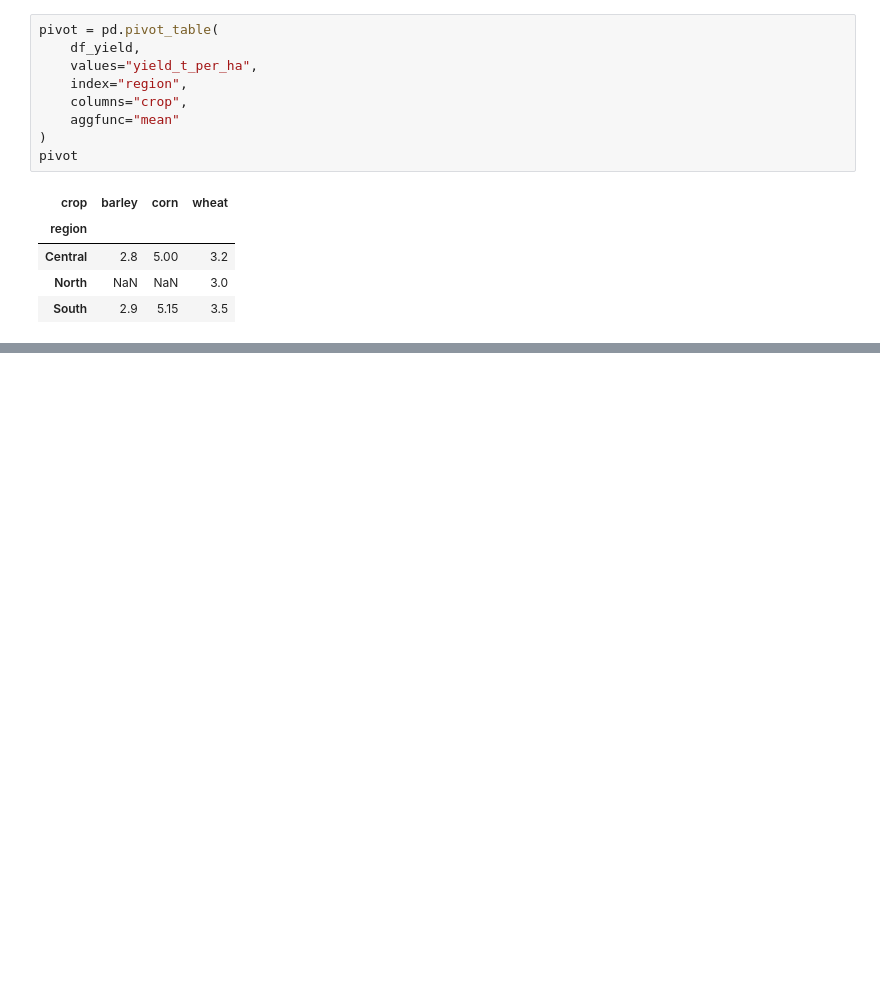
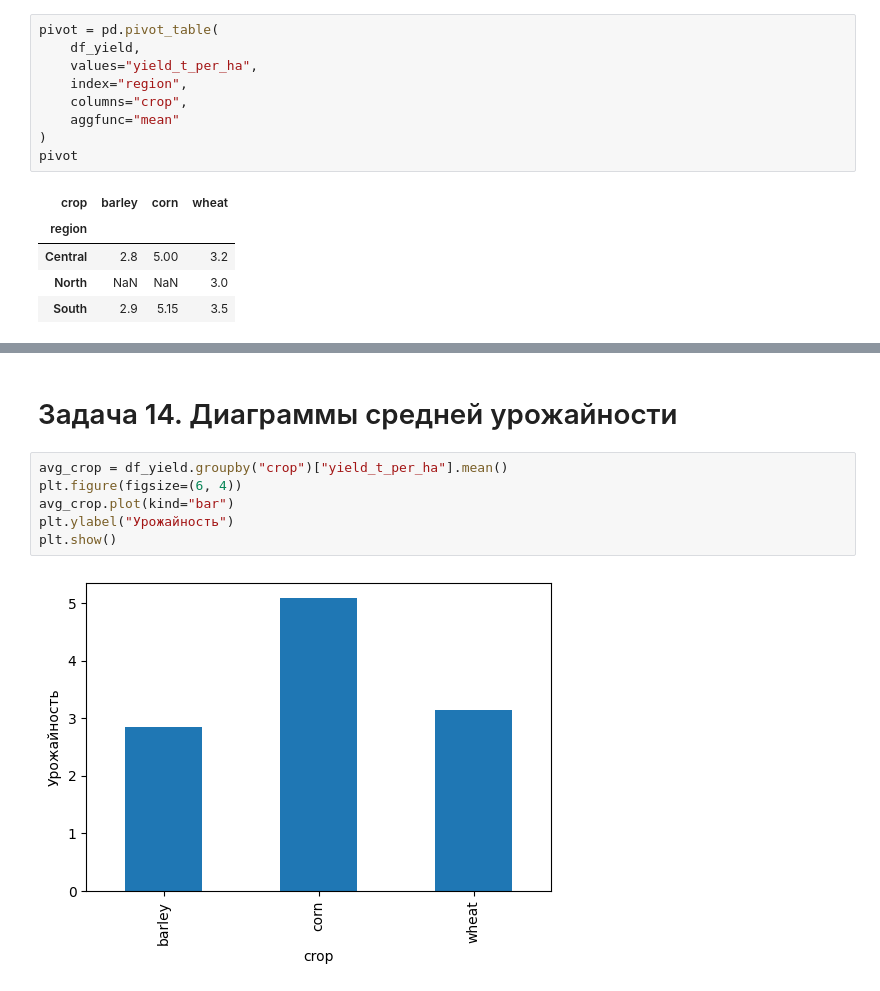
Before and after one commit to pygradsky/AI_Basics, a Jupyter notebook: ML/data_analysis.ipynb, the cells around one changed output, grey strips where cells are left out. Drawn from its saved outputs; the diff is of its cells as text; blank space fills up the shorter version.

```diff
--- a/ML/data_analysis.ipynb
+++ b/ML/data_analysis.ipynb
@@ -280,0 +376,10 @@ pivot
+# %% [markdown]
+# Задача 14. Диаграммы средней урожайности
+# %%
+avg_crop = df_yield.groupby("crop")["yield_t_per_ha"].mean()
+plt.figure(figsize=(6, 4))
+avg_crop.plot(kind="bar")
+plt.ylabel("Урожайность")
+plt.show()
+# %% [output]
+[figure, added]
```
Also changed, not shown: parts of 14 cells of this notebook.
